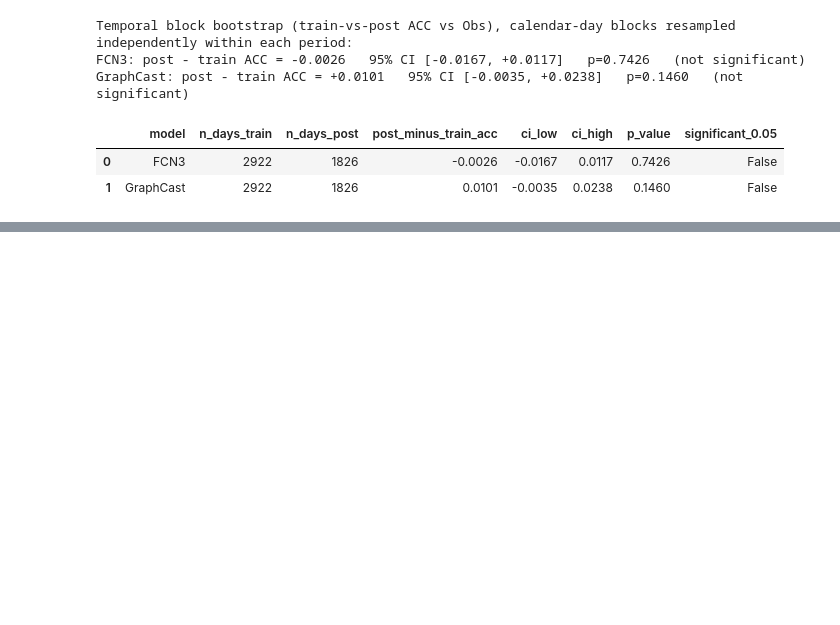
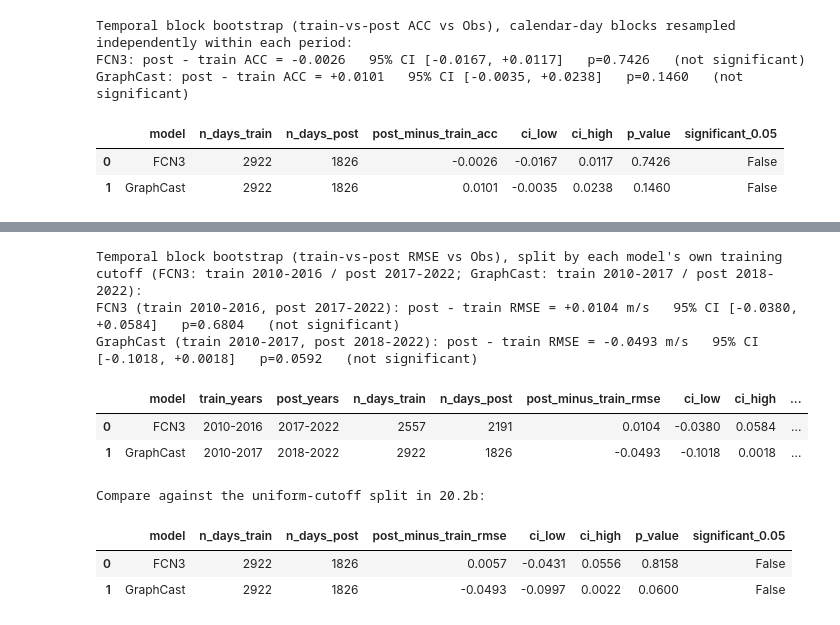
Before and after one commit to chensy618/WF-experiments, a Jupyter notebook: experiments/notebooks/rebuttal_model_comparison_analysis_72h_interpolate.ipynb, the cells around one changed output, grey strips where cells are left out. Drawn from its saved outputs; the diff is of its cells as text; code cells hidden in the pictures; blank space fills up the shorter version.

```diff
--- a/experiments/notebooks/rebuttal_model_comparison_analysis_72h_interpolate.ipynb
+++ b/experiments/notebooks/rebuttal_model_comparison_analysis_72h_interpolate.ipynb
@@ -2890,0 +3079,76 @@ GraphCast: post - train ACC = +0.0101   95% CI [-0.0035, +0.0238]   p=0.1460   (
+# %%
+# 22. Temporal block bootstrap, train-vs-post RMSE, split by each model's OWN training
+# cutoff instead of 20.2b's uniform 2010-2017/2018-2022 split. Reuses
+# combined_train_post_rmse_block / _dense_arrays_period / station_idx_map from 20.2b --
+# same method, different year lists per model.
+TRAIN_YEARS_BY_CUTOFF = {'FCN3': list(range(2010, 2017)), 'GraphCast': list(range(2010, 2018))}
+POST_YEARS_BY_CUTOFF  = {'FCN3': list(range(2017, 2023)), 'GraphCast': list(range(2018, 2023))}
+
+
+def block_bootstrap_train_post_rmse_cutoff(model, train_years, post_years, n_boot=N_BOOT, seed=0):
+    sub = combined_train_post_rmse_block[combined_train_post_rmse_block['model'] == model]
+    train = sub[sub['year'].isin(train_years)]
+    post = sub[sub['year'].isin(post_years)]
+
+    sq_tr, n_tr, n_dates_tr = _dense_arrays_period(train, model)
+    sq_po, n_po, n_dates_po = _dense_arrays_period(post, model)
+
+    rng = np.random.default_rng(seed)
+    idx_tr = rng.integers(0, n_dates_tr, size=(n_boot, n_dates_tr))
+    idx_po = rng.integers(0, n_dates_po, size=(n_boot, n_dates_po))
+    sq_tr_boot, n_tr_boot = sq_tr[idx_tr].sum(axis=1), n_tr[idx_tr].sum(axis=1)
+    sq_po_boot, n_po_boot = sq_po[idx_po].sum(axis=1), n_po[idx_po].sum(axis=1)
+
+    with np.errstate(invalid='ignore', divide='ignore'):
+        rmse_tr = np.sqrt(sq_tr_boot / n_tr_boot)
+        rmse_po = np.sqrt(sq_po_boot / n_po_boot)
+    boot_diff = np.nanmean(rmse_po, axis=1) - np.nanmean(rmse_tr, axis=1)
+
+    with np.errstate(invalid='ignore', divide='ignore'):
+        obs_tr = np.nanmean(np.sqrt(sq_tr.sum(axis=0) / n_tr.sum(axis=0)))
+        obs_po = np.nanmean(np.sqrt(sq_po.sum(axis=0) / n_po.sum(axis=0)))
+    obs_diff = obs_po - obs_tr
+
+    ci_low, ci_high = np.nanpercentile(boot_diff, [2.5, 97.5])
+    p_value = float(min(1.0, 2 * min(np.nanmean(boot_diff <= 0), np.nanmean(boot_diff >= 0))))
+    return obs_diff, ci_low, ci_high, p_value, n_dates_tr, n_dates_po
+
+
+TRAIN_POST_CUTOFF_SEEDS = {'FCN3': 820, 'GraphCast': 821}
+print("Temporal block bootstrap (train-vs-post RMSE vs Obs), split by each model's own "
+      "training cutoff (FCN3: train 2010-2016 / post 2017-2022; GraphCast: train "
+      "2010-2017 / post 2018-2022):")
+train_post_cutoff_rows = []
+for model in ['FCN3', 'GraphCast']:
+    obs_diff, ci_low, ci_high, p, n_tr, n_po = block_bootstrap_train_post_rmse_cutoff(
+        model, TRAIN_YEARS_BY_CUTOFF[model], POST_YEARS_BY_CUTOFF[model],
+        seed=TRAIN_POST_CUTOFF_SEEDS[model])
+    sig = bool(ci_low > 0 or ci_high < 0)
+    train_post_cutoff_rows.append({
+        'model': model,
+        'train_years': f'{TRAIN_YEARS_BY_CUTOFF[model][0]}-{TRAIN_YEARS_BY_CUTOFF[model][-1]}',
+        'post_years': f'{POST_YEARS_BY_CUTOFF[model][0]}-{POST_YEARS_BY_CUTOFF[model][-1]}',
+        'n_days_train': n_tr, 'n_days_post': n_po,
+        'post_minus_train_rmse': obs_diff, 'ci_low': ci_low, 'ci_high': ci_high,
+        'p_value': p, 'significant_0.05': sig})
+    print(f'{model} (train {TRAIN_YEARS_BY_CUTOFF[model][0]}-{TRAIN_YEARS_BY_CUTOFF[model][-1]}, '
+          f'post {POST_YEARS_BY_CUTOFF[model][0]}-{POST_YEARS_BY_CUTOFF[model][-1]}): '
+          f'post - train RMSE = {obs_diff:+.4f} m/s   95% CI [{ci_low:+.4f}, {ci_high:+.4f}]   '
+          f'p={p:.4f}   ({"significant" if sig else "not significant"})')
+
+train_post_cutoff_summary = pd.DataFrame(train_post_cutoff_rows)
+print()
+display(train_post_cutoff_summary.round(4))
+print("\nCompare against the uniform-cutoff split in 20.2b:")
+display(train_post_rmse_block_summary.round(4))
+# %% [output]
+Temporal block bootstrap (train-vs-post RMSE vs Obs), split by each model's own training cutoff (FCN3: train 2010-2016 / post 2017-2022; GraphCast: train 2010-2017 / post 2018-2022):
+FCN3 (train 2010-2016, post 2017-2022): post - train RMSE = +0.0104 m/s   95% CI [-0.0380, +0.0584]   p=0.6804   (not significant)
+GraphCast (train 2010-2017, post 2018-2022): post - train RMSE = -0.0493 m/s   95% CI [-0.1018, +0.0018]   p=0.0592   (not significant)
+|  | model | train_years | post_years | n_days_train | n_days_post | post_minus_train_rmse | ci_low | ci_high | ... |
+| 0 | FCN3 | 2010-2016 | 2017-2022 | 2557 | 2191 | 0.0104 | -0.0380 | 0.0584 | ... |
+| 1 | GraphCast | 2010-2017 | 2018-2022 | 2922 | 1826 | -0.0493 | -0.1018 | 0.0018 | ... |
+Compare against the uniform-cutoff split in 20.2b:
+|  | model | n_days_train | n_days_post | post_minus_train_rmse | ci_low | ci_high | p_value | significant_0.05 |
+| 0 | FCN3 | 2922 | 1826 | 0.0057 | -0.0431 | 0.0556 | 0.8158 | False |
+| 1 | GraphCast | 2922 | 1826 | -0.0493 | -0.0997 | 0.0022 | 0.0600 | False |
```
Also changed, not shown: parts of 11 cells of this notebook.
